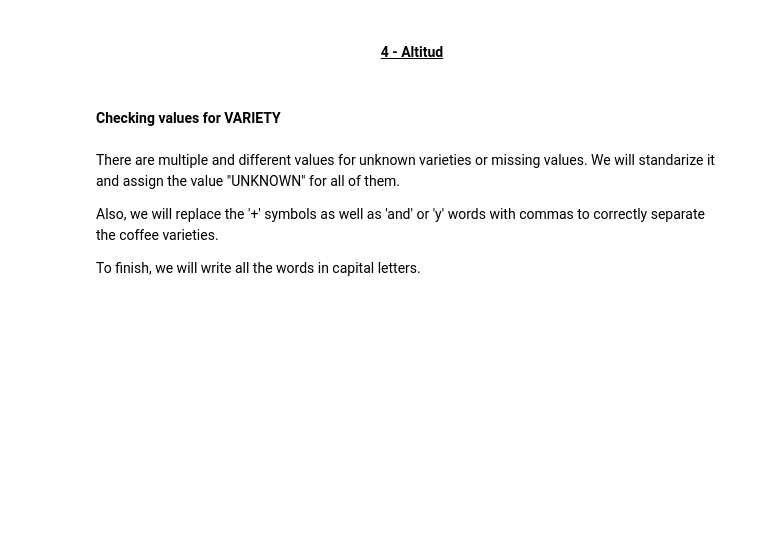
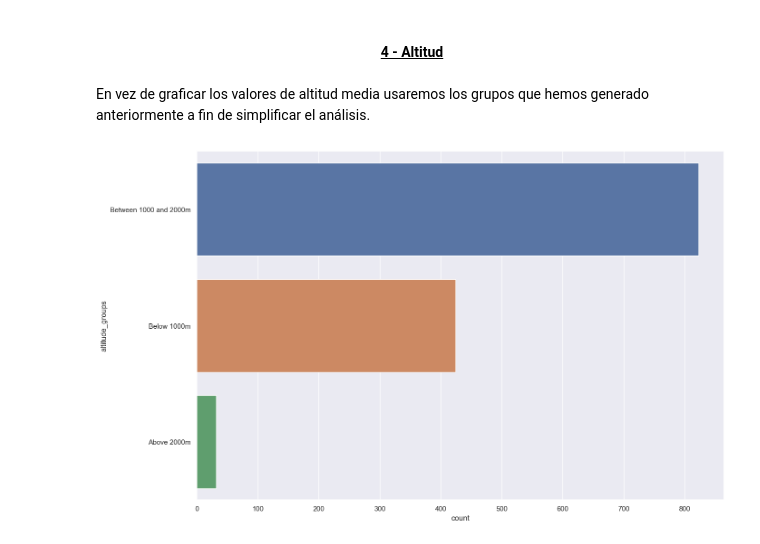
Before and after one commit to jmramaq/TrainingEDA_Coffee, a Jupyter notebook: src/EDA.ipynb, the cells around one changed output. Cells and saved outputs as stored; diff of their text form; code cells hidden in the pictures; blank space fills up the shorter version.

```diff
--- a/src/EDA.ipynb
+++ b/src/EDA.ipynb
@@ -322,3 +404,0 @@ Para localizar los valores outliers en la columna, usaremos el valor de su zscor
-# %%
-df["altitude_recalc_zscore"]=np.abs(stats.zscore(df["altitude_recalc"]))
-df.loc[df["altitude_recalc_zscore"]>3, ["altitude_recalc", "altitude_recalc_zscore"]]
@@ -327,2 +404,0 @@ Dado que sólo hemos encontrado tres casos, decidimos eliminarlos.
-# %%
-df = df[df["altitude_recalc_zscore"]<3]
@@ -332,0 +405,2 @@ Seguimos teniendo demasiados valores, por
+# %%
+df["altitude_groups"] = ["Below 1000m" if x<=1000 else ("Between 1000 and 2000m" if x>1000 and x<=2000 else "Above 2000m") for x in df["altitude_recalc"]]
@@ -332,0 +456,2 @@ Seguimos teniendo demasiados valores, por
+# %%
+df["quakers_groups"] = [str(x) if x>=0 and x<=2 else ("Between 3 and 5" if x>=3 and x<=5 else "More than 5") for x in df["Quakers"]]
@@ -365,4 +517,8 @@ df["altitude_mean_meters"].agg(['min', 'max'])
+# %% [markdown]
+En vez de graficar los valores de altitud media usaremos los grupos que hemos generado anteriormente a fin de simplificar el análisis.
 # %%
 fig, ax = plt.subplots(figsize=(15, 10))
-sns.countplot(data=df, y="altitude_mean_meters", order= df["altitude_mean_meters"].value_counts().index, ax=ax)
+sns.countplot(data=df, y="altitude_groups", order= df["altitude_groups"].value_counts().index, ax=ax)
 plt.show()
+# %% [output]
+[figure, added]
@@ -373,2 +524,0 @@ df.columns
-# %% [markdown]
-#### Checking values for VARIETY
@@ -377,6 +524,0 @@ df["Variety"].unique()
-# %% [markdown]
-There are multiple and different values for unknown varieties or missing values. We will standarize it and assign the value "UNKNOWN" for all of them.
-
-Also, we will replace the '+' symbols as well as 'and' or 'y' words with commas to correctly separate the coffee varieties.
-
-To finish, we will write all the words in capital letters.
```
Also changed, not shown: parts of 76 cells of this notebook.
